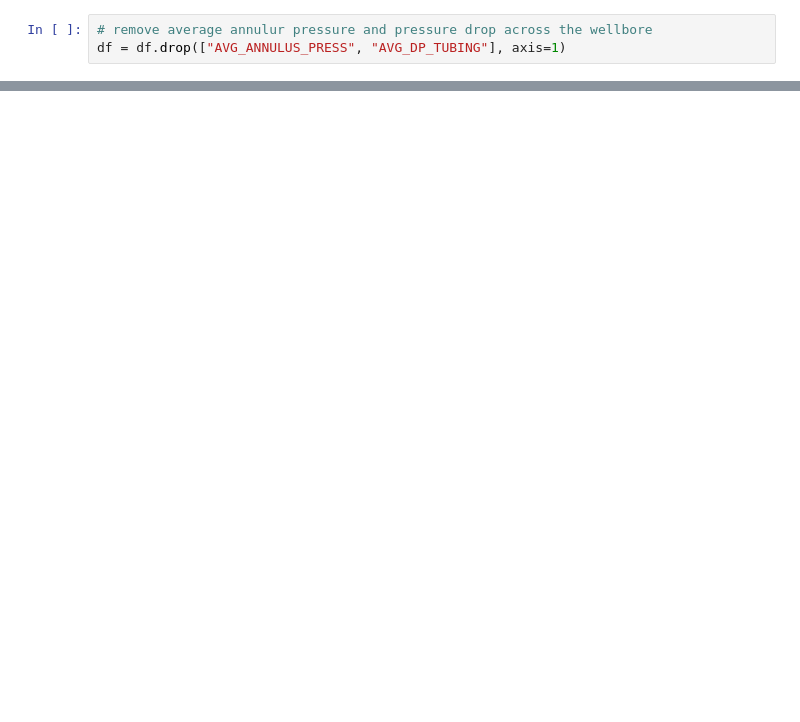
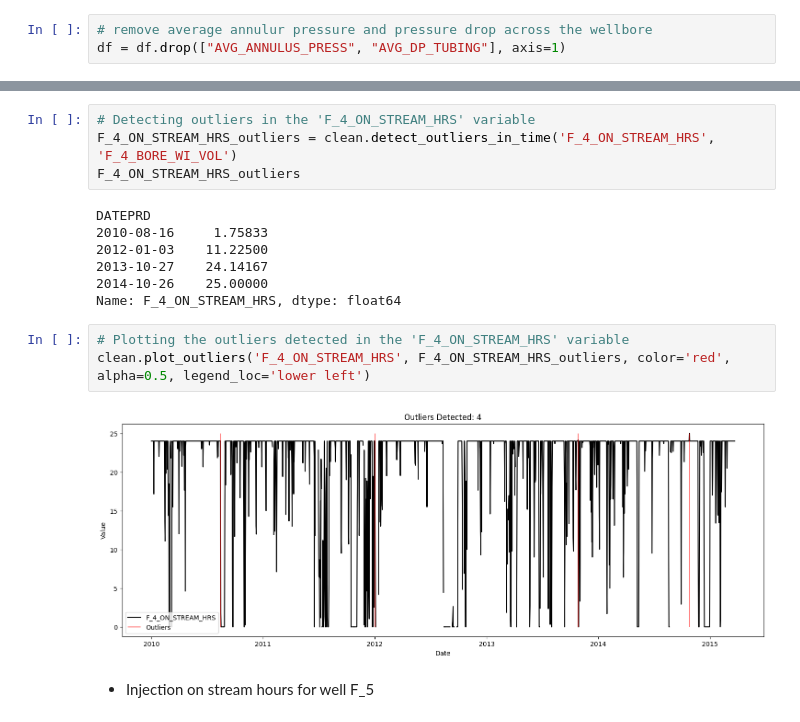
Before and after one commit to ashrafalaghbari/GA-TCN-LSTM, a Jupyter notebook: Data_pre-processing/data_cleaning.ipynb, the cells around one changed output, grey strips where cells are left out. Saved outputs shown, nothing was run; the diff lists cells and outputs as text; blank space fills up the shorter version.

```diff
--- a/Data_pre-processing/data_cleaning.ipynb
+++ b/Data_pre-processing/data_cleaning.ipynb
@@ -166,0 +75,18 @@ df.to_csv("cleaned_F_14.csv")
+# %%
+# Detecting outliers in the 'F_4_ON_STREAM_HRS' variable
+F_4_ON_STREAM_HRS_outliers = clean.detect_outliers_in_time('F_4_ON_STREAM_HRS', 'F_4_BORE_WI_VOL')
+F_4_ON_STREAM_HRS_outliers
+# %% [output]
+DATEPRD
+2010-08-16     1.75833
+2012-01-03    11.22500
+2013-10-27    24.14167
+2014-10-26    25.00000
+Name: F_4_ON_STREAM_HRS, dtype: float64
+# %%
+# Plotting the outliers detected in the 'F_4_ON_STREAM_HRS' variable
+clean.plot_outliers('F_4_ON_STREAM_HRS', F_4_ON_STREAM_HRS_outliers, color='red', alpha=0.5, legend_loc='lower left')
+# %% [output]
+[figure, added]
+# %% [markdown]
+* Injection on stream hours for well F_5
```
Also changed, not shown: parts of 66 cells of this notebook.
